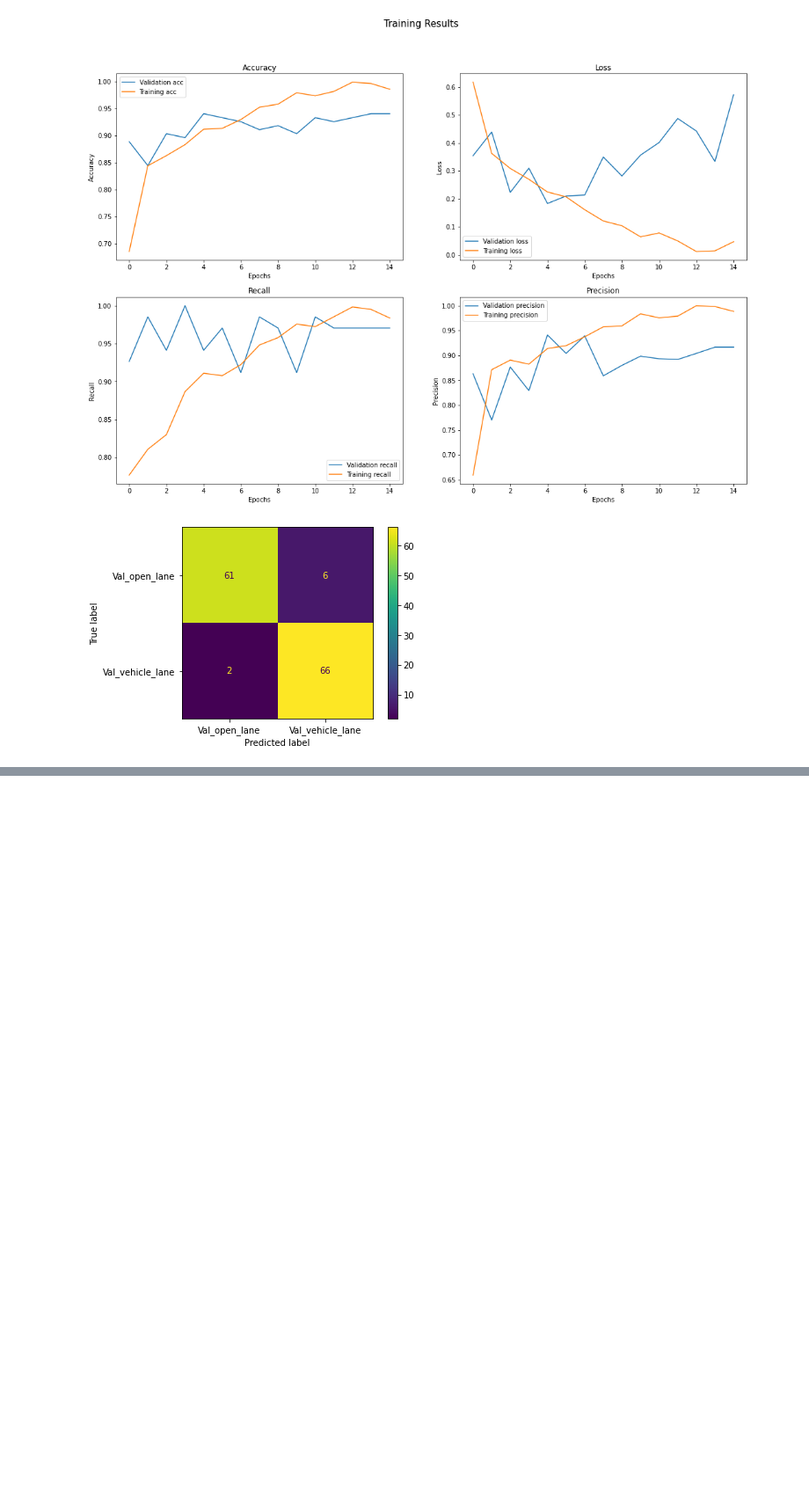
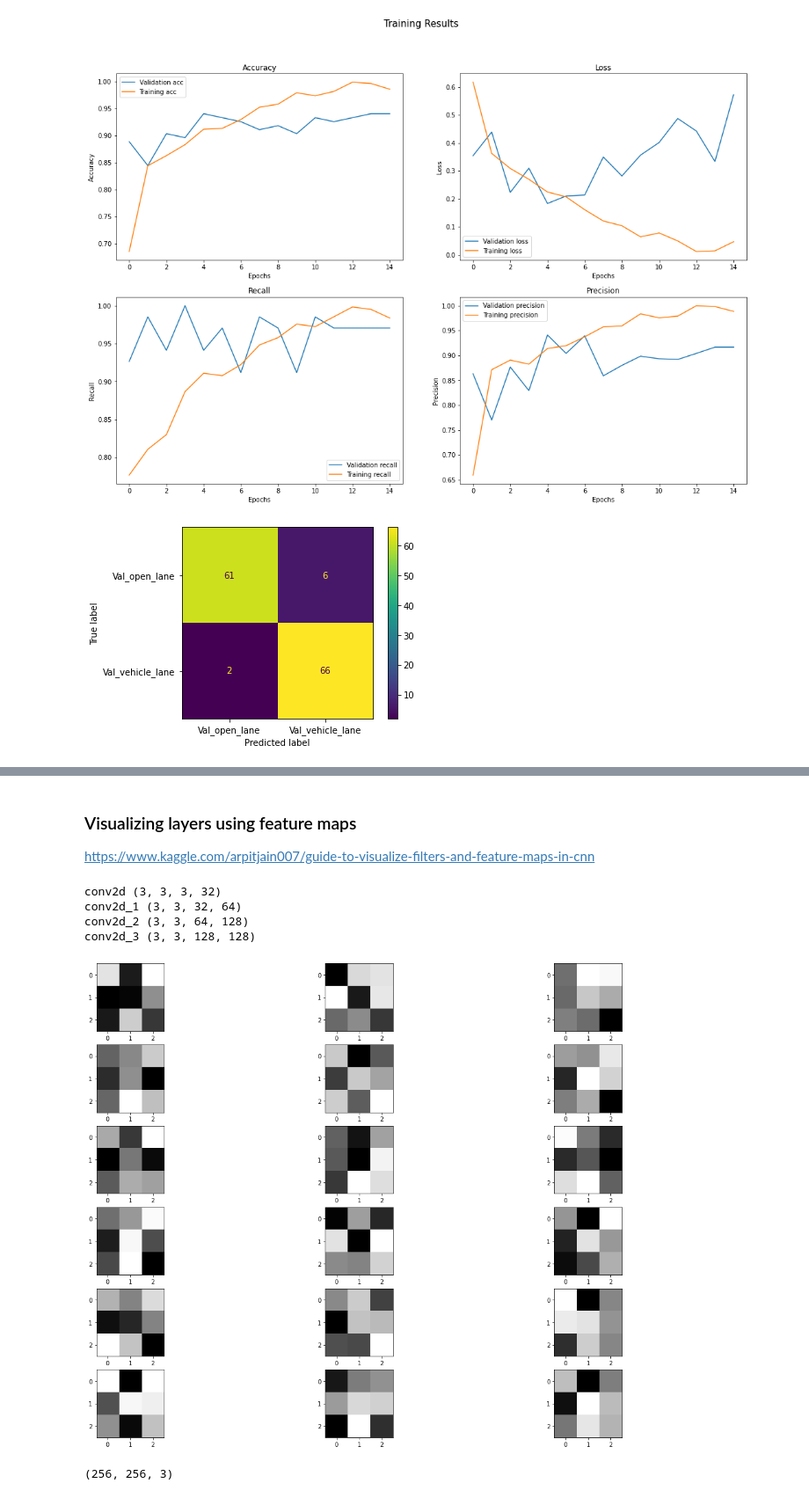
Before and after one commit to jmarkowi/NYC_bike_lanes, a Jupyter notebook: CNN.ipynb, the cells around one changed output, grey strips where cells are left out. Shown at 88% size. Saved outputs shown, nothing was run; the diff lists cells and outputs as text; code cells hidden in the pictures; blank space fills up the shorter version.

Commit message:
Visualize intermediate activation layers

```diff
--- a/CNN.ipynb
+++ b/CNN.ipynb
@@ -104,0 +113,36 @@ Kind of amazing for a first try--CNNs are really amazing. But this is *way* over
+# %% [markdown]
+### Visualizing layers using feature maps
+
+https://www.kaggle.com/arpitjain007/guide-to-visualize-filters-and-feature-maps-in-cnn
+# %%
+for layer in cnn_model_1.layers:
+    if 'conv' not in layer.name:
+        continue
+    filters, bias = layer.get_weights()
+    print(layer.name, filters.shape)
+# %% [output]
+conv2d (3, 3, 3, 32)
+conv2d_1 (3, 3, 32, 64)
+conv2d_2 (3, 3, 64, 128)
+conv2d_3 (3, 3, 128, 128)
+# %%
+filters, bias = cnn_model_1.layers[2].get_weights()
+
+f_min, f_max = filters.min(), filters.max()
+filters = (filters - f_min) / (f_max - f_min)
+# %%
+n_filters =6
+ix=1
+fig = plt.figure(figsize=(20,15))
+for i in range(n_filters):
+    # get the filters
+    f = filters[:,:,:,i]
+    for j in range(3):
+        # subplot for 6 filters and 3 channels
+        plt.subplot(n_filters,3,ix)
+        plt.imshow(f[:,:,j] ,cmap='gray')
+        ix+=1
+#plot the filters
+plt.show()
+# %% [output]
+[figure, added]
@@ -104,0 +154,4 @@ Kind of amazing for a first try--CNNs are really amazing. But this is *way* over
+# %%
+image.shape
+# %% [output]
+(256, 256, 3)
```
Also changed, not shown: parts of 10 cells of this notebook, 1 other file.
